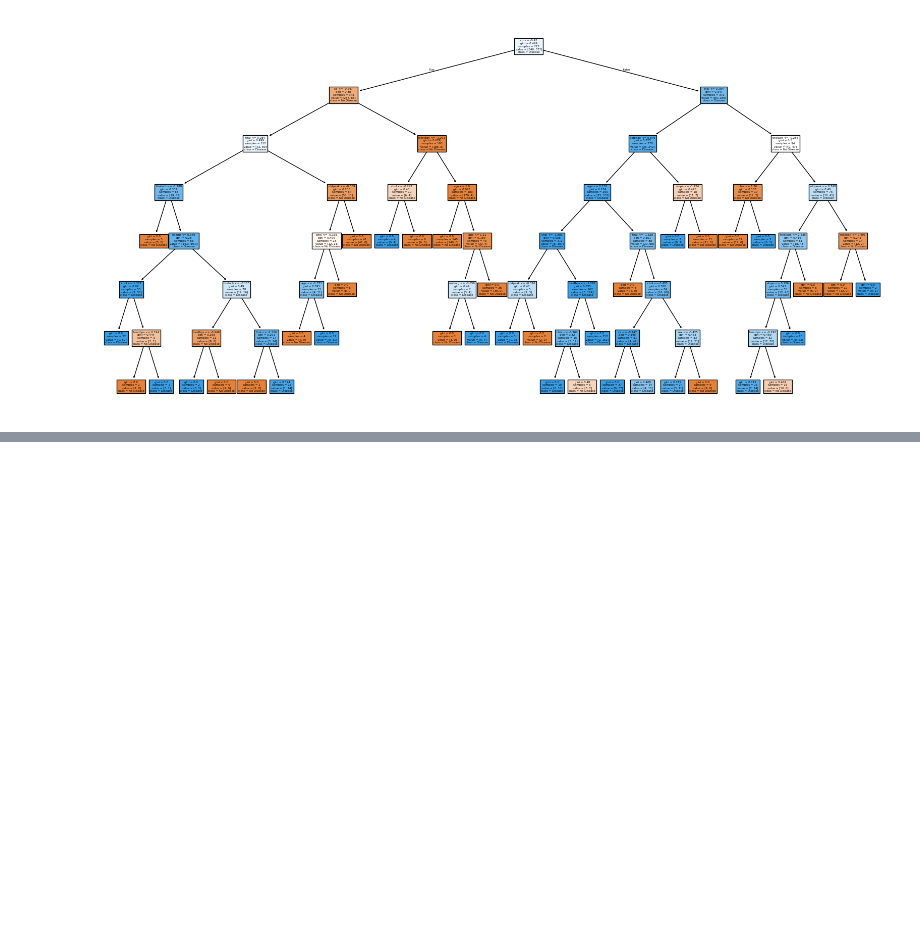
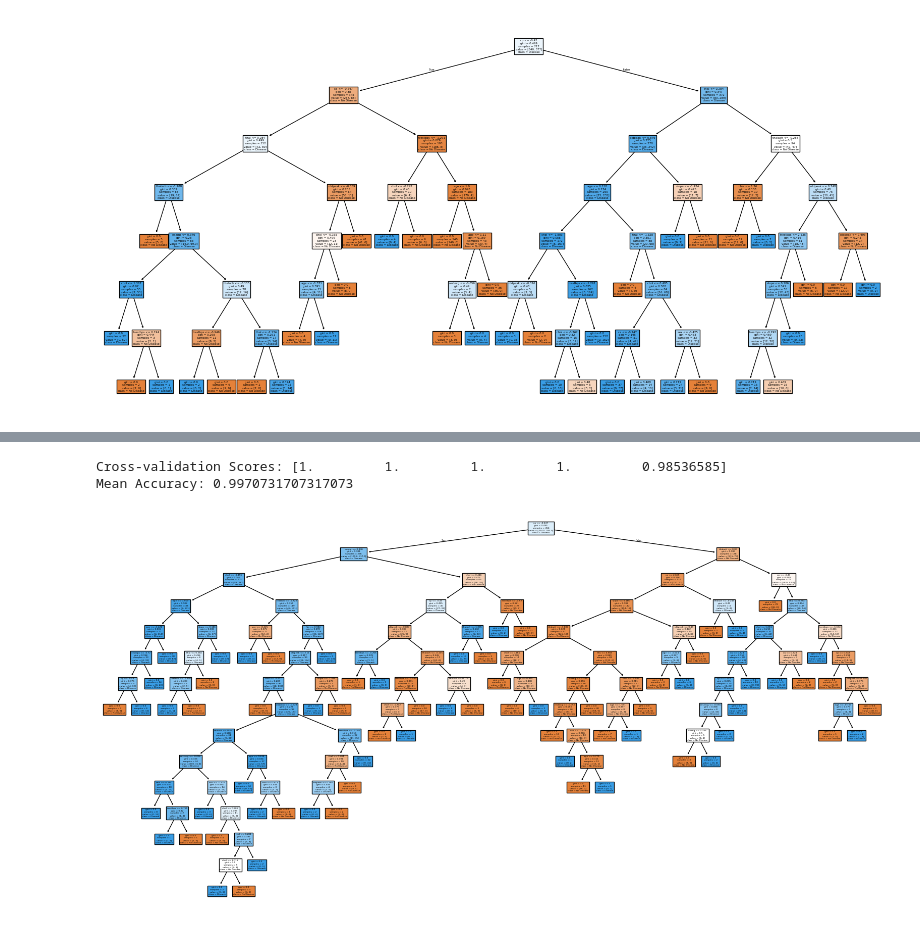
Before and after one commit to Harsimran-singh-7765/Elevate_labs_Harsimran_singh_task_5, a Jupyter notebook: main.ipynb, the cells around one changed output, grey strips where cells are left out. Cells and saved outputs as stored; diff of their text form; code cells hidden in the pictures; blank space fills up the shorter version.

```diff
--- a/main.ipynb
+++ b/main.ipynb
@@ -140,0 +194,17 @@ weighted avg       0.93      0.93      0.93       308
+# %%
+from sklearn.model_selection import cross_val_score
+
+scores = cross_val_score(rf, X_scaled, y, cv=5)
+print("Cross-validation Scores:", scores)
+print("Mean Accuracy:", scores.mean())
+# %% [output]
+Cross-validation Scores: [1.         1.         1.         1.         0.98536585]
+Mean Accuracy: 0.9970731707317073
+# %%
+from sklearn.tree import plot_tree
+
+plt.figure(figsize=(20,10))
+plot_tree(rf.estimators_[1], filled=True, feature_names=X.columns, class_names=["No Disease", "Disease"])
+plt.show()
+# %% [output]
+[figure, added]
```
Also changed, not shown: parts of 2 cells of this notebook.
